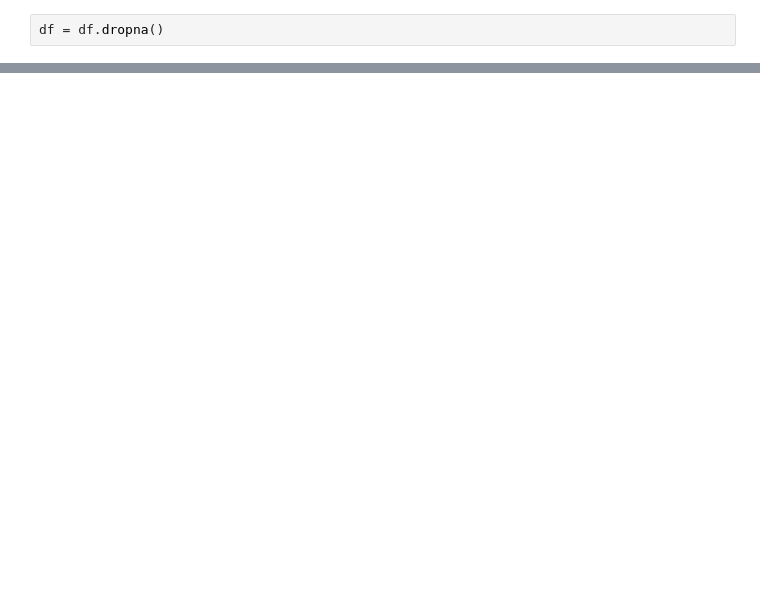
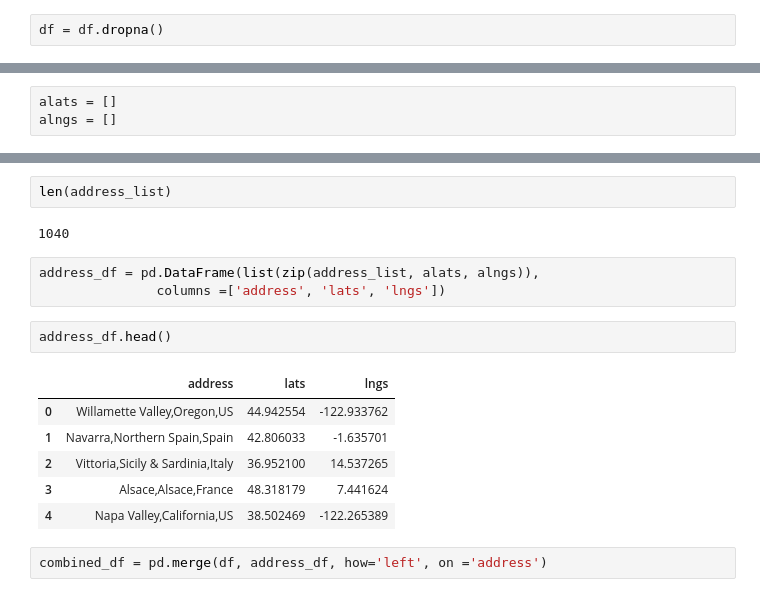
Before and after one commit to baokiddy/global_wine, a Jupyter notebook: wineCleaner.ipynb, the cells around one changed output, grey strips where cells are left out. Drawn from its saved outputs; the diff is of its cells as text; blank space fills up the shorter version.

```diff
--- a/wineCleaner.ipynb
+++ b/wineCleaner.ipynb
@@ -71,0 +116,3 @@ df.head()
+# %%
+alats = []
+alngs = []
@@ -71,0 +154,18 @@ df.head()
+# %%
+len(address_list)
+# %% [output]
+1040
+# %%
+address_df = pd.DataFrame(list(zip(address_list, alats, alngs)),
+               columns =['address', 'lats', 'lngs'])
+# %%
+address_df.head()
+# %% [output]
+|  | address | lats | lngs |
+| 0 | Willamette Valley,Oregon,US | 44.942554 | -122.933762 |
+| 1 | Navarra,Northern Spain,Spain | 42.806033 | -1.635701 |
+| 2 | Vittoria,Sicily & Sardinia,Italy | 36.952100 | 14.537265 |
+| 3 | Alsace,Alsace,France | 48.318179 | 7.441624 |
+| 4 | Napa Valley,California,US | 38.502469 | -122.265389 |
+# %%
+combined_df = pd.merge(df, address_df, how='left', on ='address')
```
Also changed, not shown: parts of 21 cells of this notebook, 4 other files.
